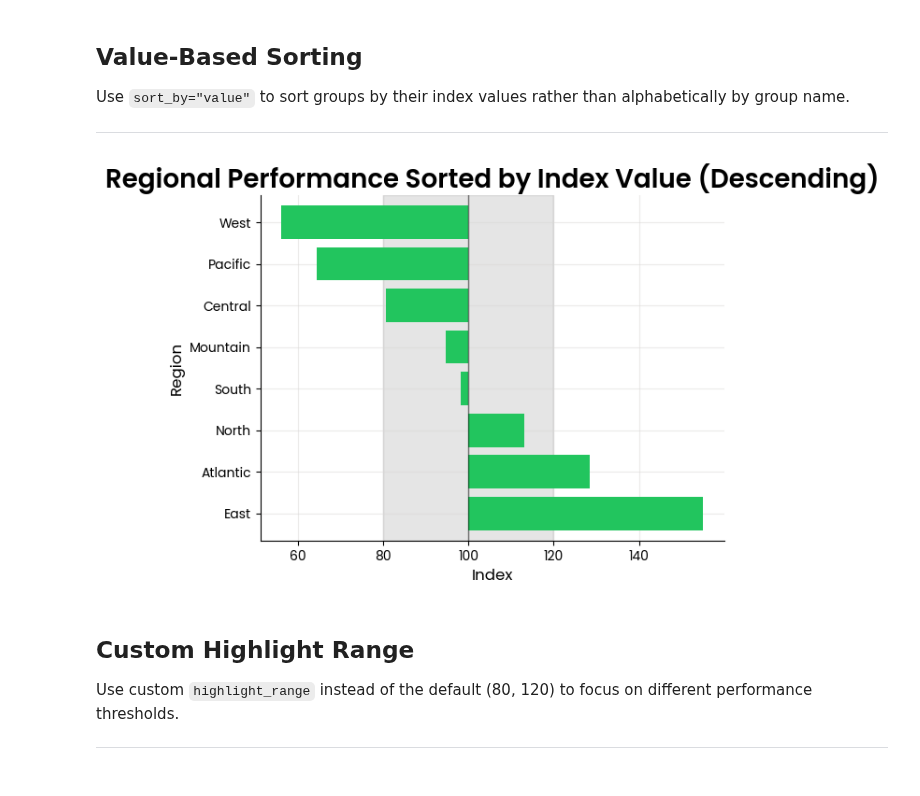
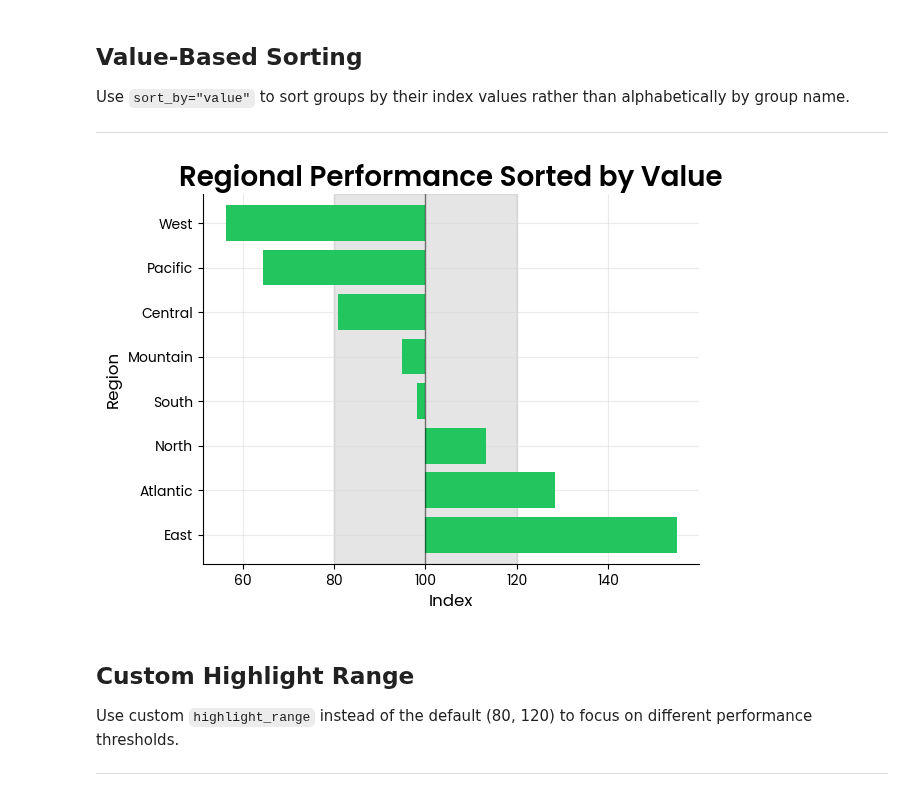
Before and after one commit to Data-Simply/pyretailscience, a Jupyter notebook: docs/gallery/plots/index_plot.ipynb, the cells around one changed output. Saved outputs shown, nothing was run; the diff lists cells and outputs as text; code cells hidden in the pictures.

```diff
--- a/docs/gallery/plots/index_plot.ipynb
+++ b/docs/gallery/plots/index_plot.ipynb
@@ -115,28 +127,28 @@ Use `sort_by="value"` to sort groups by their index values rather than alphabeti
 # %%
 # Create sample performance data across different regions
 rng = np.random.default_rng(42)
-# fmt: off
-performance_data = pd.DataFrame({
-    "product_category": ["Electronics", "Apparel", "Home", "Sports", "Beauty"] * 16,
-    "region": ["North", "South", "East", "West", "Central", "Mountain", "Pacific", "Atlantic"] * 10,
-    "performance_score": rng.gamma(2.2, 50, 80),
-})
-# fmt: on
+performance_data = pd.DataFrame(
+    {
+        "product_category": ["Electronics", "Apparel", "Home", "Sports", "Beauty"] * 16,
+        "region": ["North", "South", "East", "West", "Central", "Mountain", "Pacific", "Atlantic"] * 10,
+        "performance_score": rng.gamma(2.2, 50, 80),
+    },
+)
 
 ax = index.plot(
     performance_data,
     value_col="performance_score",
     group_col="region",
     index_col="product_category",
     value_to_index="Electronics",
     sort_by="value",  # Sort by index values instead of group names
     sort_order="descending",  # Show highest performers first
-    title="Regional Performance Sorted by Index Value (Descending)",
+    title="Regional Performance Sorted by Value",
     y_label="Region",
 )
 plt.show()
 # %% [output]
-[figure, old version]
+[figure, new version]
 # %% [markdown]
 ## Custom Highlight Range
 
```
Also changed, not shown: parts of 13 cells of this notebook.
